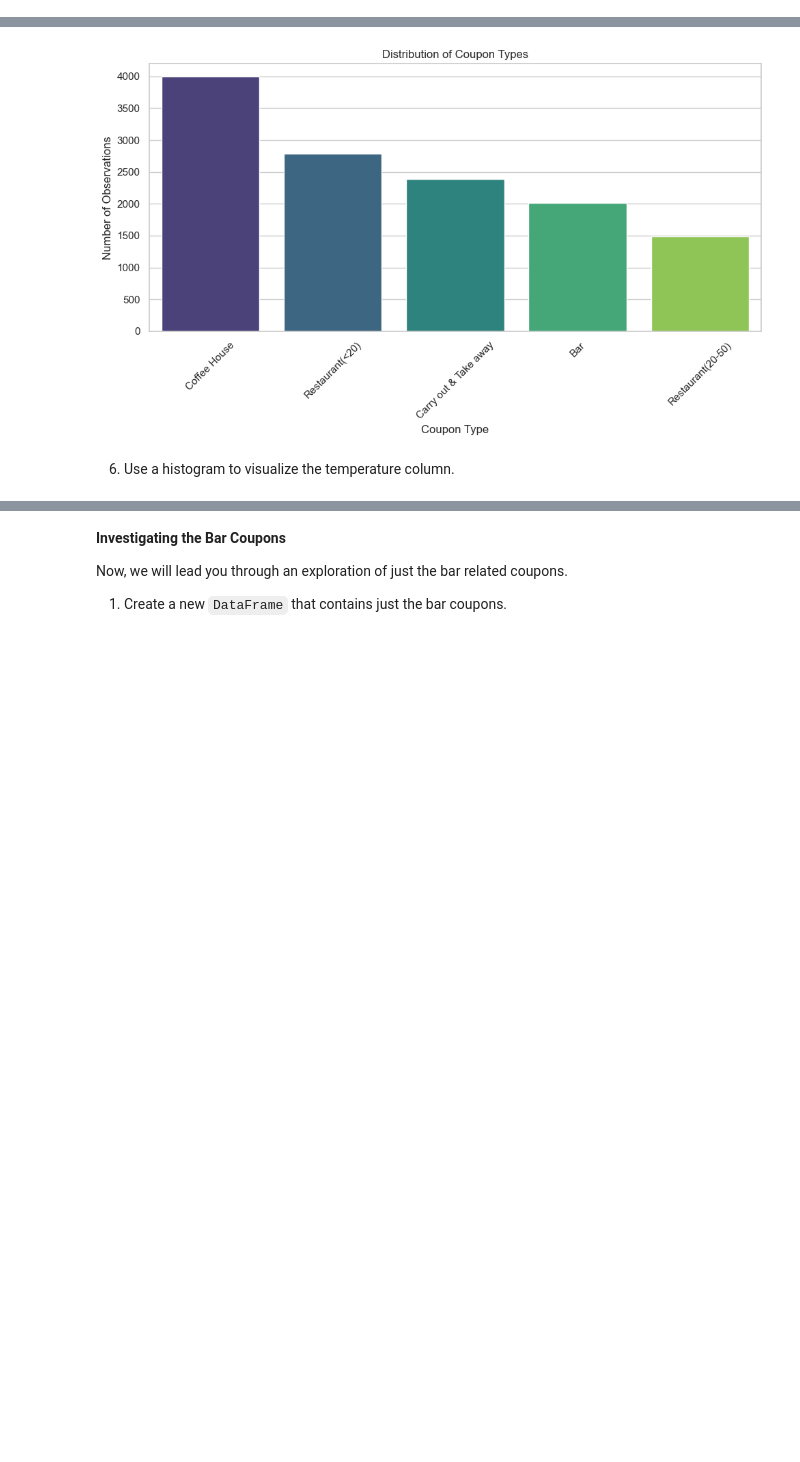
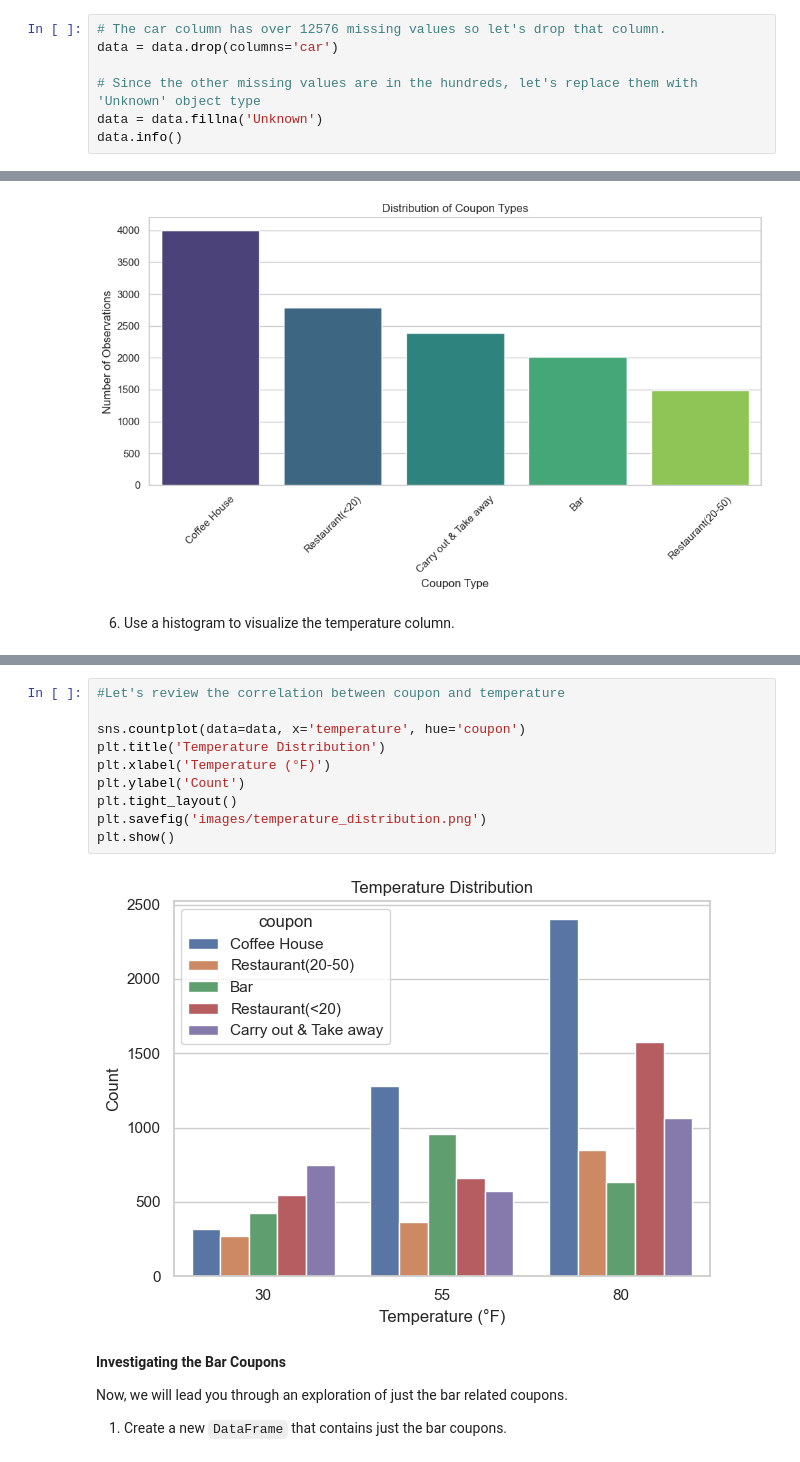
Before and after one commit to manishadeodhar-art/Practical-Application-1, a Jupyter notebook: Practical Application 1.ipynb, the cells around one changed output, grey strips where cells are left out. Saved outputs shown, nothing was run; the diff lists cells and outputs as text; blank space fills up the shorter version.

```diff
--- a/Practical Application 1.ipynb
+++ b/Practical Application 1.ipynb
@@ -109,2 +116,9 @@ dtype: int64
 # %% [markdown]
 3. Decide what to do about your missing data -- drop, replace, other...
+# %%
+# The car column has over 12576 missing values so let's drop that column.
+data = data.drop(columns='car')
+
+# Since the other missing values are in the hundreds, let's replace them with 'Unknown' object type
+data = data.fillna('Unknown')
+data.info()
@@ -163,6 +197,18 @@ plt.tight_layout()
 plt.show()
 # %% [output]
 [figure]
+# %%
+#Let's review the correlation between coupon and temperature
+
+sns.countplot(data=data, x='temperature', hue='coupon')
+plt.title('Temperature Distribution')
+plt.xlabel('Temperature (°F)')
+plt.ylabel('Count')
+plt.tight_layout()
+plt.savefig('images/temperature_distribution.png')
+plt.show()
+# %% [output]
+[figure, added]
 # %% [markdown]
 **Investigating the Bar Coupons**
 
```
Also changed, not shown: parts of 11 cells of this notebook, 9 other files.
